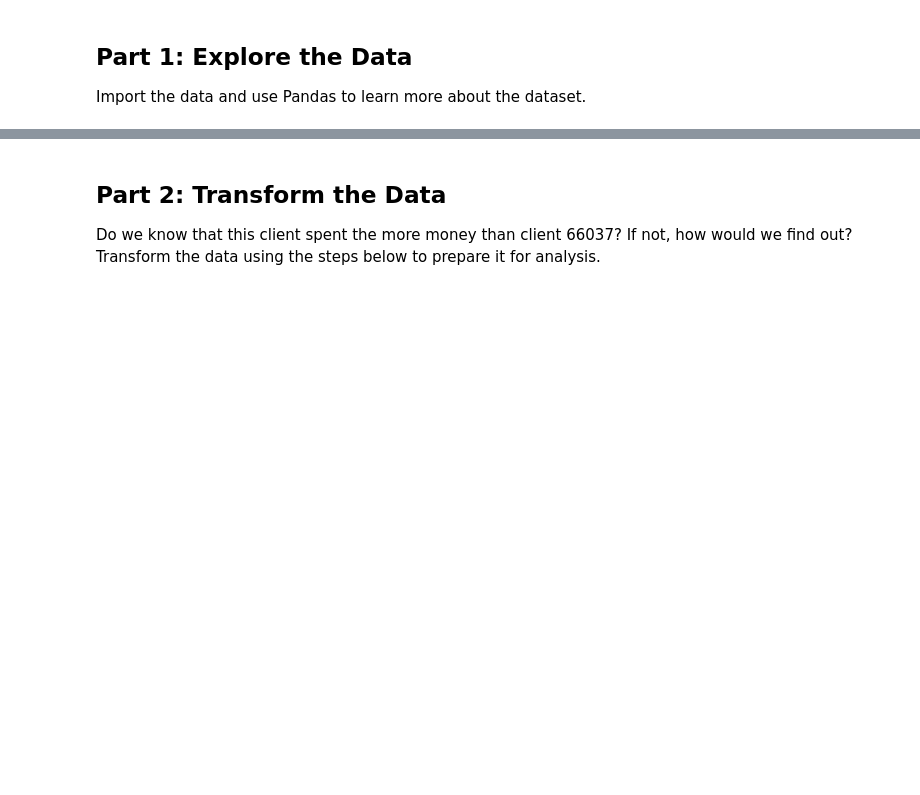
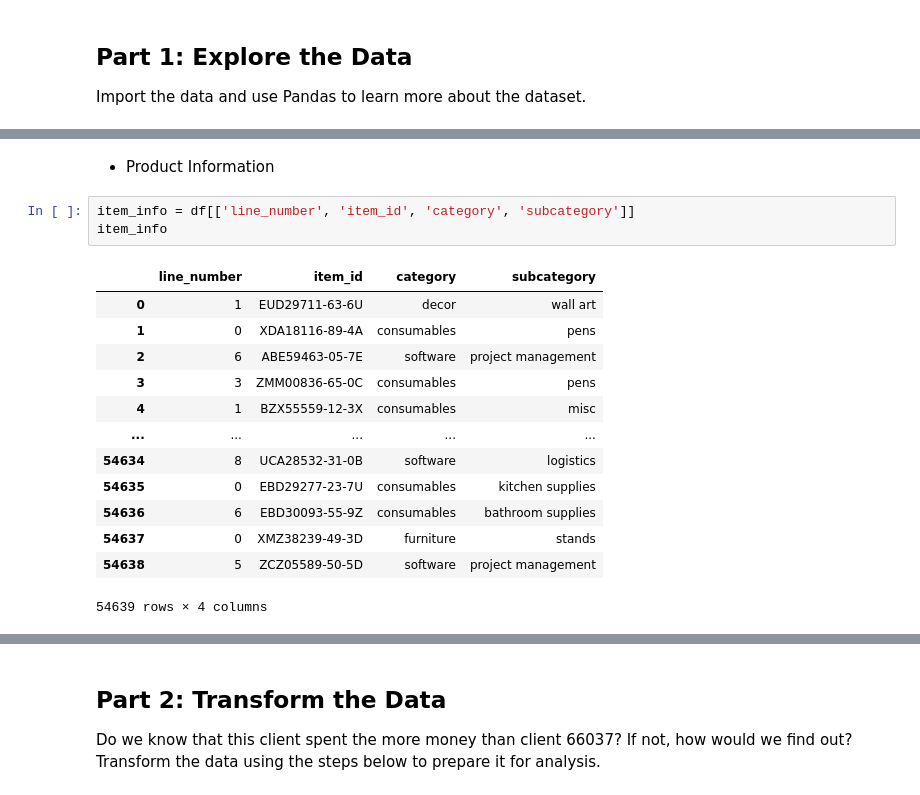
Before and after one commit to inCloset/pandas-challenge-1, a Jupyter notebook: Starter_Code/wholesale_data_analysis_starter_code.ipynb, the cells around one changed output, grey strips where cells are left out. Saved outputs shown, nothing was run; the diff lists cells and outputs as text; blank space fills up the shorter version.

```diff
--- a/Starter_Code/wholesale_data_analysis_starter_code.ipynb
+++ b/Starter_Code/wholesale_data_analysis_starter_code.ipynb
@@ -63,2 +117,21 @@ memory usage: 7.5+ MB
+# %% [markdown]
+- Product Information
+# %%
+item_info = df[['line_number', 'item_id', 'category', 'subcategory']]
+item_info
+# %% [output]
+|  | line_number | item_id | category | subcategory |
+| 0 | 1 | EUD29711-63-6U | decor | wall art |
+| 1 | 0 | XDA18116-89-4A | consumables | pens |
+| 2 | 6 | ABE59463-05-7E | software | project management |
+| 3 | 3 | ZMM00836-65-0C | consumables | pens |
+| 4 | 1 | BZX55559-12-3X | consumables | misc |
+| ... | ... | ... | ... | ... |
+| 54634 | 8 | UCA28532-31-0B | software | logistics |
+| 54635 | 0 | EBD29277-23-7U | consumables | kitchen supplies |
+| 54636 | 6 | EBD30093-55-9Z | consumables | bathroom supplies |
+| 54637 | 0 | XMZ38239-49-3D | furniture | stands |
+| 54638 | 5 | ZCZ05589-50-5D | software | project management |
+54639 rows × 4 columns
 # %%
 # What three item categories had the most entries?
```
Also changed, not shown: parts of 26 cells of this notebook.
